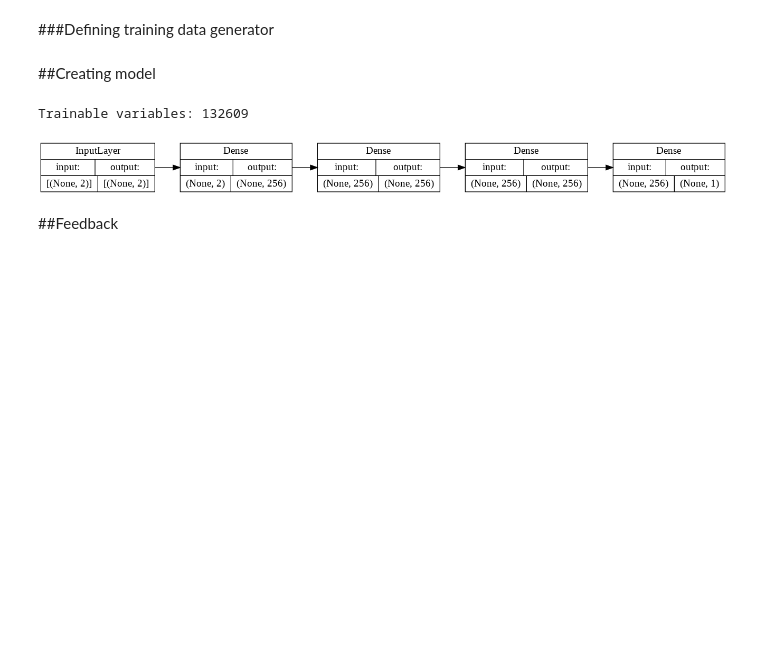
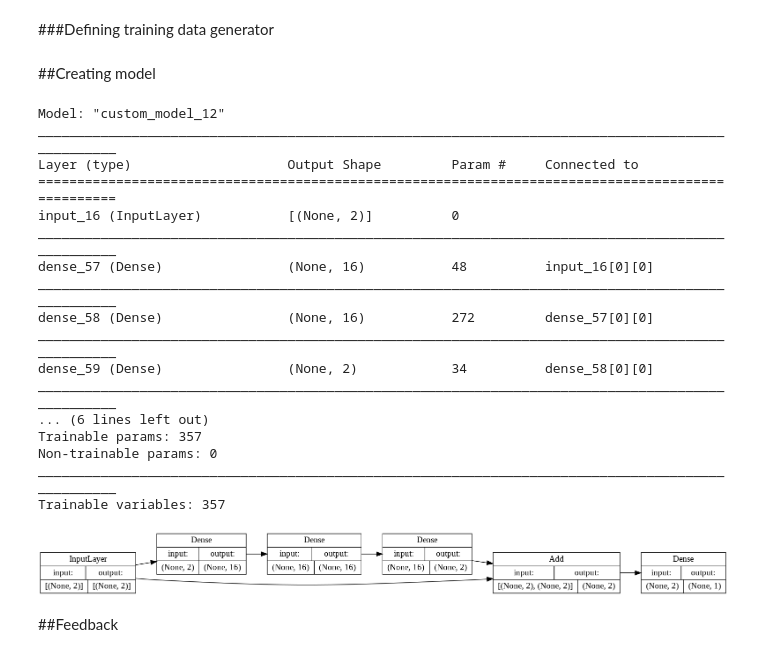
Before and after one commit to Egoago/Onlab, a Jupyter notebook: Önlab.ipynb, the cells around one changed output. Drawn from its saved outputs; the diff is of its cells as text; code cells hidden in the pictures; blank space fills up the shorter version.

Commit message:
Volume reintroduced. Added skip, 3rd layer, relu, decreased neuron number. Breakthrough!!

```diff
--- a/Önlab.ipynb
+++ b/Önlab.ipynb
@@ -78,56 +94,76 @@ class CustomModel(Model):
     self.eikonalLambda = 0.1
 
   def train_step(self, data):
+    volumePoints, surfacePoints = data
     trainableVariables = self.trainable_variables
     with tf.GradientTape() as backpropTape:
       backpropTape.watch(trainableVariables)
       with tf.GradientTape() as eikonalTape:
-        eikonalTape.watch(data)
-        surfacePred = self(data, training=True)
-      volumeGrad = eikonalTape.gradient(surfacePred, data)
-
+        eikonalTape.watch(volumePoints)
+        volumePred = self(volumePoints, training=True)
+      volumeGrad = eikonalTape.gradient(volumePred, volumePoints)
+      eikonalLoss = tf.cast(reduce_mean((norm(volumeGrad, 2, -1) - 1) ** 2), dtype='float32')
+      surfacePred = self(surfacePoints, training=True)
       surfaceLoss = reduce_mean(abs(surfacePred))
-      eikonalLoss = tf.cast(reduce_mean((norm(volumeGrad, 2, -1) - 1) ** 2), dtype='float32')
       loss = surfaceLoss + self.eikonalLambda * eikonalLoss
 
     self.optimizer.minimize(loss, trainableVariables, tape=backpropTape)
     return {"loss": loss}
 
   def test_step(self, data):
+    volumePoints, surfacePoints = data
     with tf.GradientTape() as eikonalTape:
-      eikonalTape.watch(data)
-      surfacePred = self(data, training=True)
-    volumeGrad = eikonalTape.gradient(surfacePred, data)
-
+      eikonalTape.watch(volumePoints)
+      volumePred = self(volumePoints, training=True)
+    volumeGrad = eikonalTape.gradient(volumePred, volumePoints)
+    eikonalLoss = tf.cast(reduce_mean((norm(volumeGrad, 2, -1) - 1) ** 2), dtype='float32')
+    surfacePred = self(surfacePoints, training=True)
     surfaceLoss = reduce_mean(abs(surfacePred))
-    eikonalLoss = tf.cast(reduce_mean((norm(volumeGrad, 2, -1) - 1) ** 2), dtype='float32')
     loss = surfaceLoss + self.eikonalLambda * eikonalLoss
     return {"loss": loss}
 # %%
+
 inputLayer = Input(shape=(2,))
-hiddenLayer1 = Dense(256,
+hiddenLayer1 = Dense(16,
                      activation='softplus',
-                     kernel_initializer= RandomNormal(stddev=np.sqrt(2)/np.sqrt(128)),
+                     kernel_initializer= RandomNormal(stddev=np.sqrt(2)/np.sqrt(16)),
                      bias_initializer=Zeros())(inputLayer)
-hiddenLayer2 = Dense(256,
-                     activation='softplus',
-                     kernel_initializer= RandomNormal(stddev=np.sqrt(2)/np.sqrt(128)),
+hiddenLayer2 = Dense(16,
+                     activation='relu',
+                     kernel_initializer= RandomNormal(stddev=np.sqrt(2)/np.sqrt(16)),
                      bias_initializer=Zeros())(hiddenLayer1)
 #dropout1 = Dropout(0.1)(hiddenLayer2)
-hiddenLayer3 = Dense(256,
+hiddenLayer3 = Dense(2,
                      activation='softplus',
-                     kernel_initializer= RandomNormal(mean=np.pi/np.sqrt(128), stddev=0.00001),
+                     kernel_initializer= RandomNormal(mean=np.pi/np.sqrt(2), stddev=0.00001),
                      bias_initializer=Constant(-1))(hiddenLayer2)
-outputLayer = Dense(1, activation='linear')(hiddenLayer3)
+skipLayer = Add()([hiddenLayer3, inputLayer])
+outputLayer = Dense(1, activation='linear')(skipLayer)
 
 model = CustomModel(inputs = inputLayer, outputs = outputLayer)
 model.compile(optimizer = Adam(lr = 0.0015))
-#model.summary()
+model.summary()
 print(f'Trainable variables: {np.sum([np.prod(v.get_shape().as_list()) for v in model.trainable_variables])}')
 keras.utils.plot_model(model, show_shapes=True, show_layer_names=False, rankdir='LR')
 # %% [output]
-Trainable variables: 132609
+Model: "custom_model_12"
+__________________________________________________________________________________________________
+Layer (type)                    Output Shape         Param #     Connected to
+==================================================================================================
+input_16 (InputLayer)           [(None, 2)]          0
+__________________________________________________________________________________________________
+dense_57 (Dense)                (None, 16)           48          input_16[0][0]
+__________________________________________________________________________________________________
+dense_58 (Dense)                (None, 16)           272         dense_57[0][0]
+__________________________________________________________________________________________________
+dense_59 (Dense)                (None, 2)            34          dense_58[0][0]
+__________________________________________________________________________________________________
+... (6 lines left out)
+Trainable params: 357
+Non-trainable params: 0
+__________________________________________________________________________________________________
+Trainable variables: 357
-[figure, old version]
+[figure, new version]
 # %% [markdown]
 ##Feedback
 # %%
```
Also changed, not shown: parts of 5 cells of this notebook.
